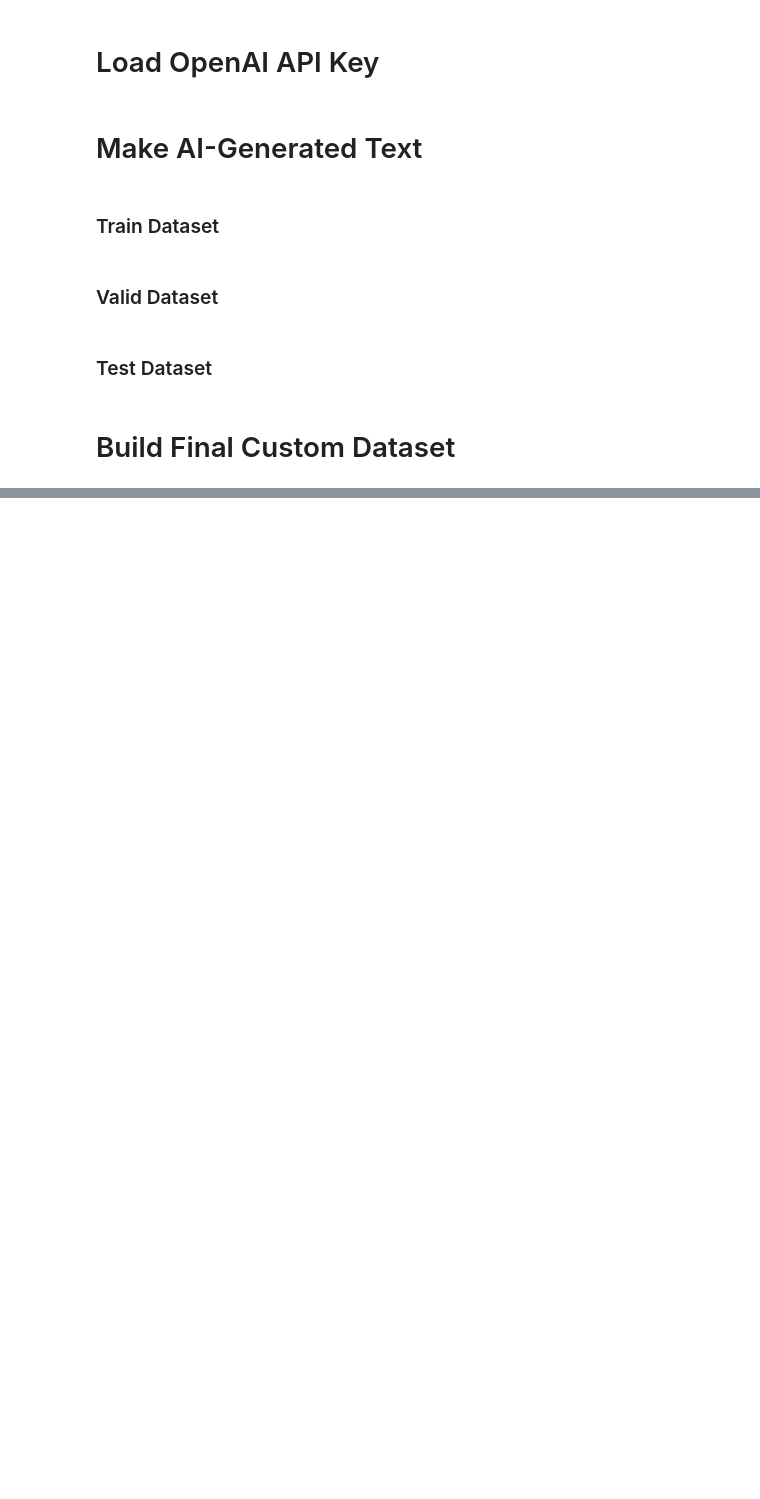
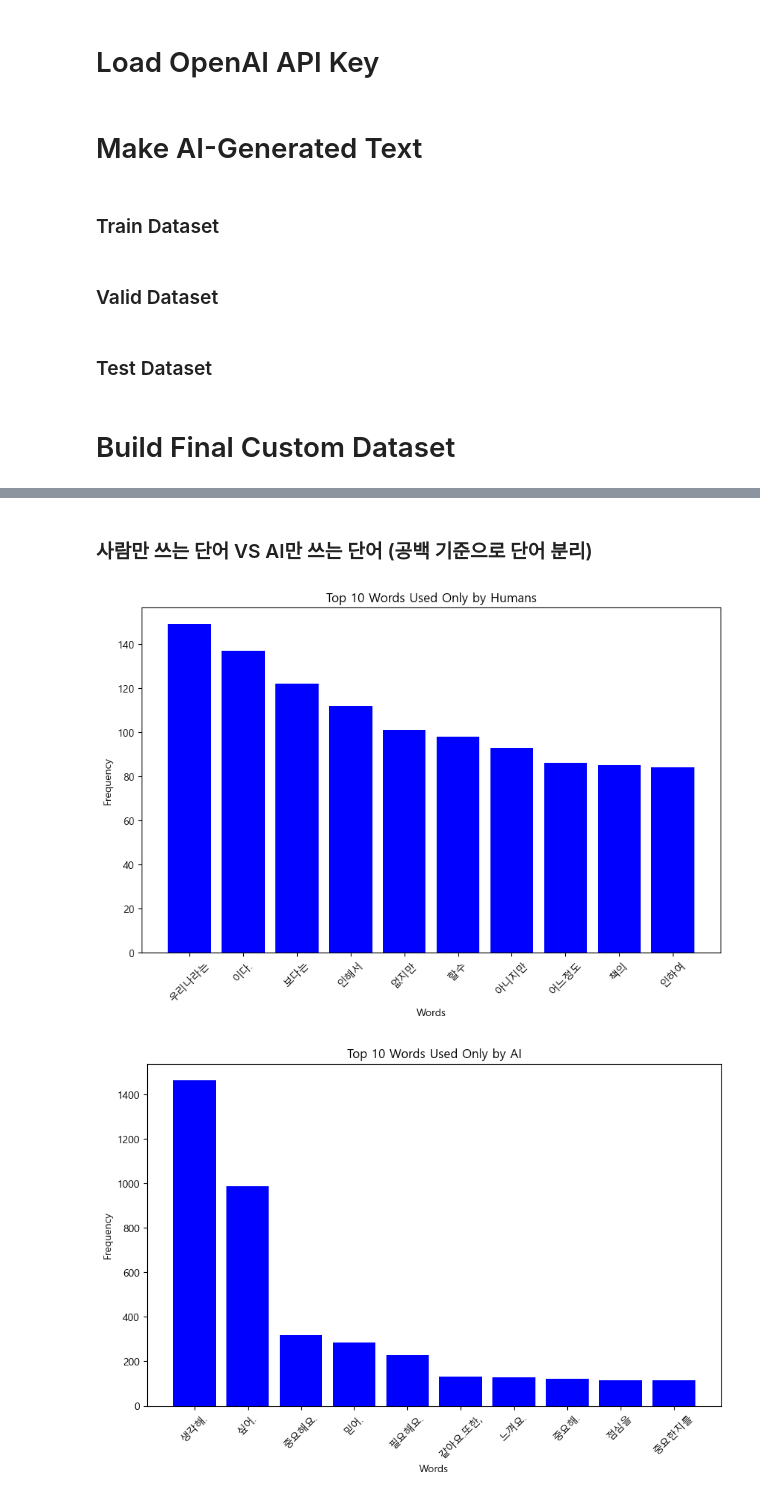
Before and after one commit to gygUnig/Proj_HYU_AI_DL, a Jupyter notebook: 2_build_custom_dataset_AI_Generated_Text.ipynb, the cells around one changed output, grey strips where cells are left out. Drawn from its saved outputs; the diff is of its cells as text; code cells hidden in the pictures; blank space fills up the shorter version.

```diff
--- a/2_build_custom_dataset_AI_Generated_Text.ipynb
+++ b/2_build_custom_dataset_AI_Generated_Text.ipynb
@@ -166,0 +280,38 @@ test_dataset.to_csv(CFG.DF_HUMAN_AI_TEST_PATH, index=False)
+# %% [markdown]
+### 사람만 쓰는 단어 VS AI만 쓰는 단어 (공백 기준으로 단어 분리)
+# %%
+from collections import Counter
+import matplotlib.pyplot as plt
+
+human_words = set(word for text in human_texts for word in text.split())
+ai_words = set(word for text in ai_texts for word in text.split())
+
+# 사람만 사용한 단어와 AI만 사용한 단어
+human_only_words = human_words - ai_words
+ai_only_words = ai_words - human_words
+
+# 빈도 계산
+human_word_counts = Counter(word for text in human_texts for word in text.split() if word in human_only_words)
+ai_word_counts = Counter(word for text in ai_texts for word in text.split() if word in ai_only_words)
+
+human_only_top = human_word_counts.most_common(10) # 상위 10개 단어
+ai_only_top = ai_word_counts.most_common(10) # 상위 10개 단어
+
+def plot_unique_words(unique_words, title):
+    words, counts = zip(*unique_words)
+    plt.figure(figsize=(10, 6))
+    plt.bar(words, counts, color="blue")
+    plt.title(title)
+    plt.xlabel("Words")
+    plt.ylabel("Frequency")
+    plt.xticks(rotation=45)
+    plt.show()
+
+# 사람만 사용한 단어
+plot_unique_words(human_only_top, "Top 10 Words Used Only by Humans")
+
+# AI만 사용한 단어
+plot_unique_words(ai_only_top, "Top 10 Words Used Only by AI")
+# %% [output]
+[figure, added]
+[figure, added]
```
Also changed, not shown: parts of 11 cells of this notebook, 3 other files.
